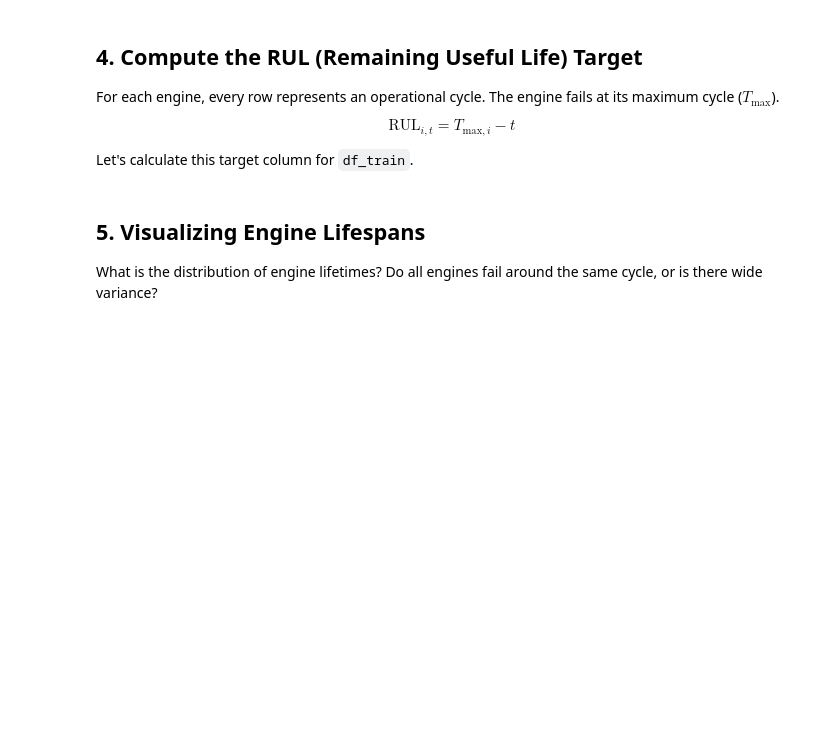
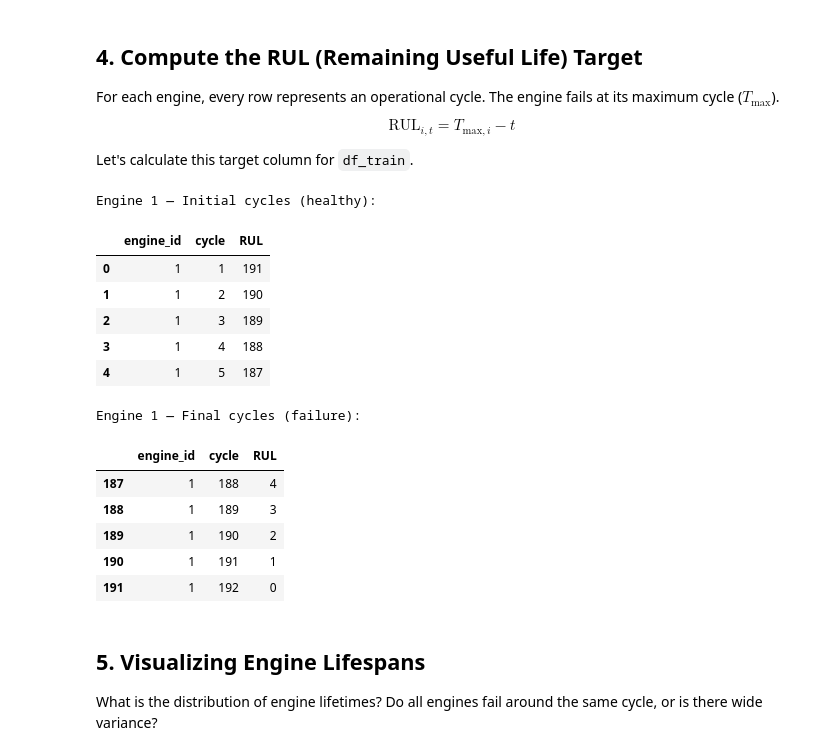
Before and after one commit to azizdaim/predictive-maintenance-rul, a Jupyter notebook: notebooks/01_eda.ipynb, the cells around one changed output. Cells and saved outputs as stored; diff of their text form; code cells hidden in the pictures; blank space fills up the shorter version.

```diff
--- a/notebooks/01_eda.ipynb
+++ b/notebooks/01_eda.ipynb
@@ -89,3 +83,31 @@ Let's calculate this target column for `df_train`.
+# %%
+# Step 1 & 2: Calculate max cycle for each engine and broadcast it across rows
+max_cycle_per_engine = df_train.groupby("engine_id")["cycle"].transform("max")
+
+# Step 3: RUL = max cycle - current cycle
+df_train["RUL"] = max_cycle_per_engine - df_train["cycle"]
+
+# Verify for Engine 1: first 5 rows and last 5 rows
+print("Engine 1 — Initial cycles (healthy):")
+display(df_train[df_train["engine_id"] == 1][["engine_id", "cycle", "RUL"]].head())
+
+print("Engine 1 — Final cycles (failure):")
+display(df_train[df_train["engine_id"] == 1][["engine_id", "cycle", "RUL"]].tail())
+# %% [output]
+Engine 1 — Initial cycles (healthy):
+|  | engine_id | cycle | RUL |
+| 0 | 1 | 1 | 191 |
+| 1 | 1 | 2 | 190 |
+| 2 | 1 | 3 | 189 |
+| 3 | 1 | 4 | 188 |
+| 4 | 1 | 5 | 187 |
+Engine 1 — Final cycles (failure):
+|  | engine_id | cycle | RUL |
+| 187 | 1 | 188 | 4 |
+| 188 | 1 | 189 | 3 |
+| 189 | 1 | 190 | 2 |
+| 190 | 1 | 191 | 1 |
+| 191 | 1 | 192 | 0 |
 # %% [markdown]
 ## 5. Visualizing Engine Lifespans
 
```
Also changed, not shown: parts of 6 cells of this notebook, 6 other files.
